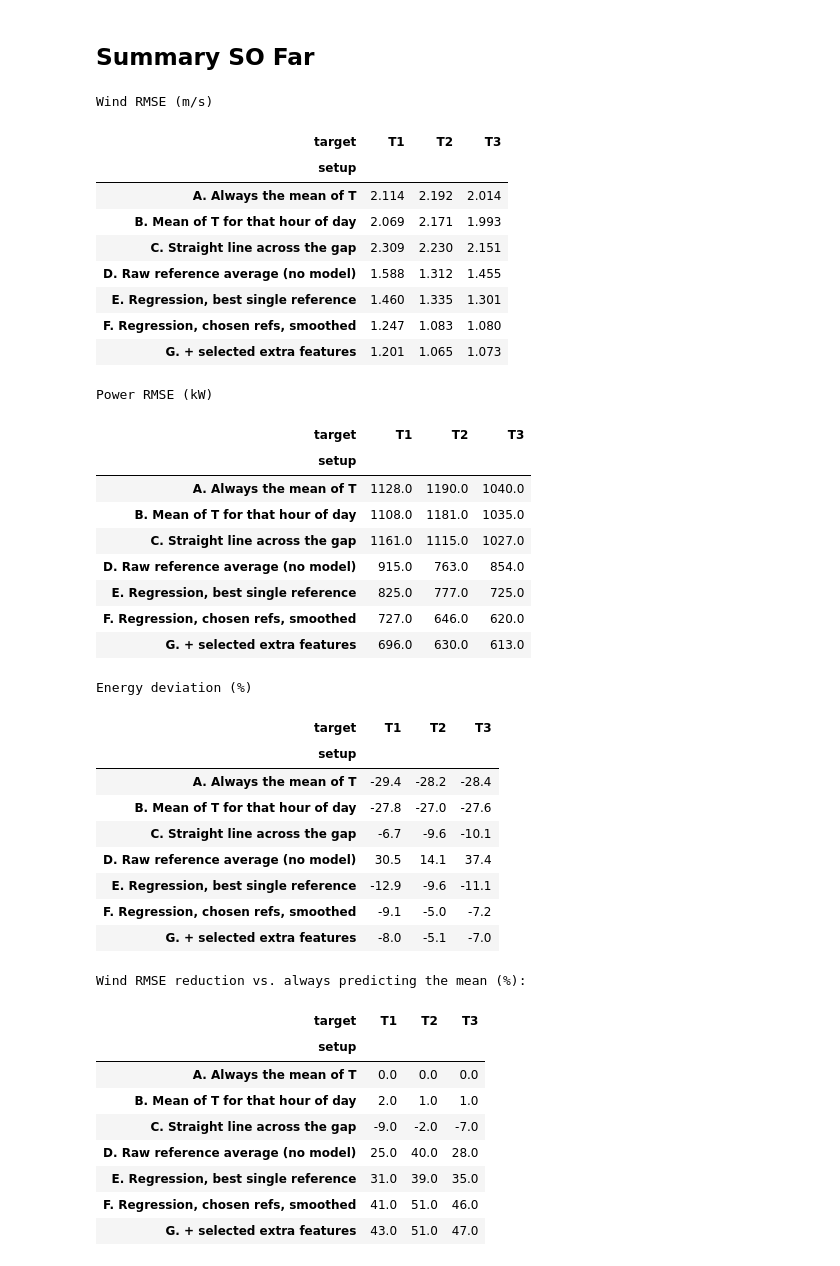
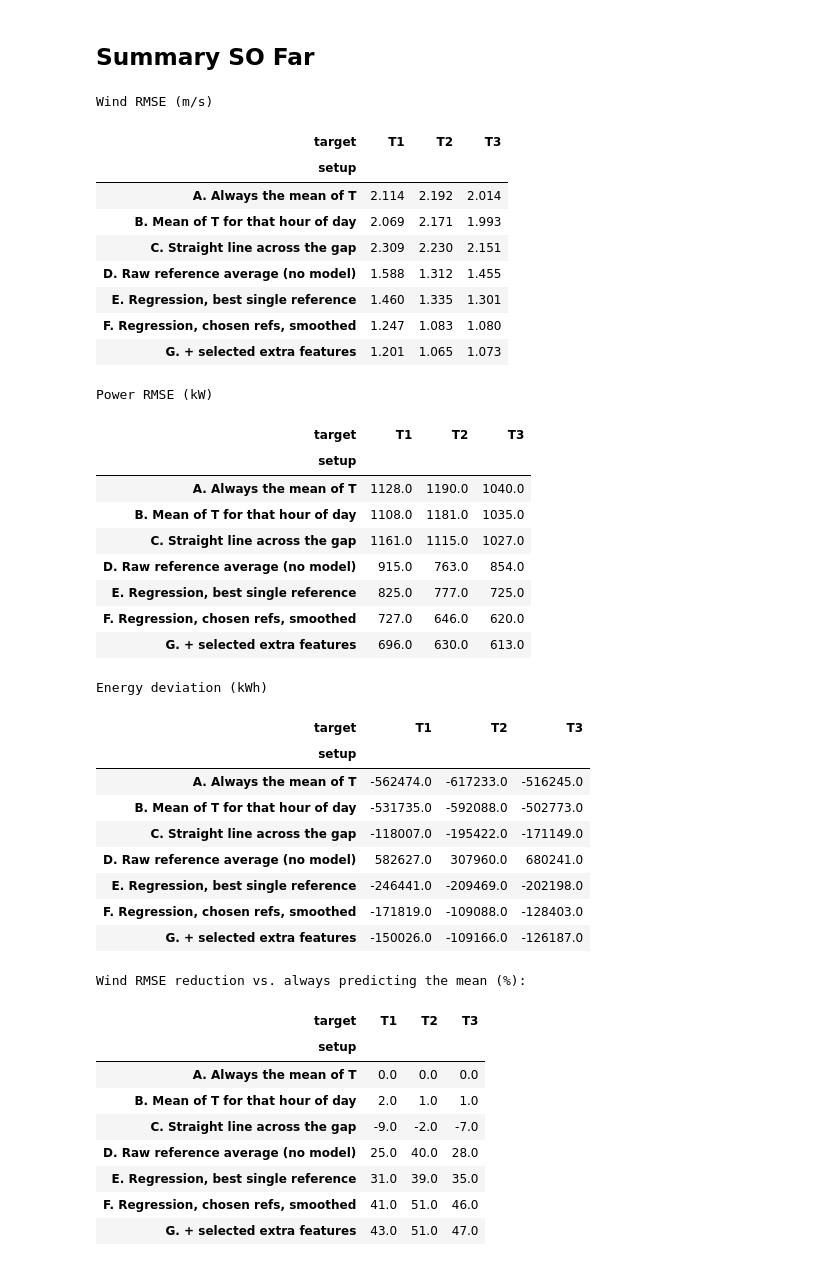
Before and after one commit to AdrianBodrug/Gone-with-the-wind-BayWe-Challenge, a Jupyter notebook: notebooks/data_analysis.ipynb, the cells around one changed output. Saved outputs shown, nothing was run; the diff lists cells and outputs as text; code cells hidden in the pictures.

```diff
--- a/notebooks/data_analysis.ipynb
+++ b/notebooks/data_analysis.ipynb
@@ -390,6 +390,24 @@ ax.axvline(0, color="grey", lw=.8)
 ax.set_xlabel("Lag of reference (minutes)"); ax.set_ylabel("Correlation")
 ax.set_title(f"Correlation of {t} with each reference vs lag"); ax.legend(ncol=4)
 plt.show()
+
+t = targets[1]
+fig, ax = plt.subplots(figsize=(8, 4))
+for r in refs:
+    ax.plot(curves[(t, r)].index, curves[(t, r)].values, marker="o", ms=3, label=r)
+ax.axvline(0, color="grey", lw=.8)
+ax.set_xlabel("Lag of reference (minutes)"); ax.set_ylabel("Correlation")
+ax.set_title(f"Correlation of {t} with each reference vs lag"); ax.legend(ncol=4)
+plt.show()
+
+t = targets[2]
+fig, ax = plt.subplots(figsize=(8, 4))
+for r in refs:
+    ax.plot(curves[(t, r)].index, curves[(t, r)].values, marker="o", ms=3, label=r)
+ax.axvline(0, color="grey", lw=.8)
+ax.set_xlabel("Lag of reference (minutes)"); ax.set_ylabel("Correlation")
+ax.set_title(f"Correlation of {t} with each reference vs lag"); ax.legend(ncol=4)
+plt.show()
 # %% [output]
 Correlation at best lag:
 | target | T1 | T2 | T3 |
@@ -530,7 +550,7 @@ def evaluate(X, y):
     return {"ws_rmse": np.sqrt(((yp - yt) ** 2).mean()),
             "ws_mae": np.abs(yp - yt).mean(),
             "p_rmse": np.sqrt(((wind_to_power(yp) - wind_to_power(yt)) ** 2).mean()),
-            "energy_dev_%": (e_pred - e_true) / e_true * 100}
+            "energy_dev_kwh": e_pred - e_true}
 
 h_park = [r for r in refs if r.startswith("H")]
 o_park = [r for r in refs if r.startswith("O")]
@@ -549,8 +569,8 @@ results = pd.DataFrame(results)
 
 print("Wind speed RMSE (m/s), lower is better:")
 display(results.pivot(index="setup", columns="target", values="ws_rmse").round(3).sort_values(targets[0]))
-print("Energy deviation (%), closer to 0 is better:")
-display(results.pivot(index="setup", columns="target", values="energy_dev_%").round(1))
+print("Energy deviation (kWh), closer to 0 is better:")
+display(results.pivot(index="setup", columns="target", values="energy_dev_kwh").round(0))
 # %% [output]
 28 blocks of 3 days
 Wind speed RMSE (m/s), lower is better:
@@ -677,7 +697,7 @@ def cv_eval(t, members, window, positive=True):
     e_true, e_pred = wind_to_power(yt).sum() / 6, wind_to_power(yp).sum() / 6
     return {"ws_rmse": np.sqrt(((yp - yt) ** 2).mean()),
             "ws_mae": np.abs(yp - yt).mean(),
-            "energy_dev_%": (e_pred - e_true) / e_true * 100}
+            "energy_dev_kwh": e_pred - e_true}
 
 windows = [1, 3, 6, 12, 18, 36]      # steps: 1 = no smoothing ... 36 = ~6 h
 rows = []
@@ -688,8 +708,8 @@ smooth_res = pd.DataFrame(rows)
 
 print("Wind RMSE (m/s) by smoothing window:")
 display(smooth_res.pivot(index="window_min", columns="target", values="ws_rmse").round(3))
-print("Energy deviation (%) by smoothing window:")
-display(smooth_res.pivot(index="window_min", columns="target", values="energy_dev_%").round(1))
+print("Energy deviation (kWh) by smoothing window:")
+display(smooth_res.pivot(index="window_min", columns="target", values="energy_dev_kwh").round(0))
 
 # Plot RMSE vs window
 fig, ax = plt.subplots(figsize=(7, 3.5))
@@ -870,7 +890,7 @@ def cv_score(t, F, cols, ref_cols):
     e_true, e_pred = wind_to_power(yt).sum() / 6, wind_to_power(yp).sum() / 6
     return {"ws_rmse": np.sqrt(((yp - yt) ** 2).mean()),
             "ws_mae": np.abs(yp - yt).mean(),
-            "energy_dev_%": (e_pred - e_true) / e_true * 100}
+            "energy_dev_kwh": e_pred - e_true}
 
 candidates = {
     "hour":           ["hour_sin", "hour_cos"],
@@ -957,7 +977,7 @@ def metrics(t, pred):
     return {"ws_rmse": np.sqrt(((yp - yt) ** 2).mean()),
             "ws_mae": np.abs(yp - yt).mean(),
             "p_rmse": np.sqrt(((wind_to_power(yp) - wind_to_power(yt)) ** 2).mean()),
-            "energy_dev_%": (e_pred - e_true) / e_true * 100,
+            "energy_dev_kwh": e_pred - e_true,
             "n": int(ev.sum())}
 
 def baseline_mean(t):
@@ -1011,45 +1031,45 @@ for t in targets:
 compare = pd.DataFrame(rows)
 
 for col, label, d in [("ws_rmse", "Wind RMSE (m/s)", 3), ("p_rmse", "Power RMSE (kW)", 0),
-                      ("energy_dev_%", "Energy deviation (%)", 1)]:
+                      ("energy_dev_kwh", "Energy deviation (kWh)", 0)]:
     print(label)
     display(compare.pivot(index="setup", columns="target", values=col).round(d))
 
 ref_rmse = compare[compare.setup.str.startswith("A.")].set_index("target")["ws_rmse"]
 compare["error_reduction_vs_mean_%"] = (1 - compare["ws_rmse"] / compare["target"].map(ref_rmse)) * 100
 print("Wind RMSE reduction vs. always predicting the mean (%):")
 display(compare.pivot(index="setup", columns="target", values="error_reduction_vs_mean_%").round(0))
 # %% [output]
 Wind RMSE (m/s)
 | target | T1 | T2 | T3 |
 | setup |  |  |  |
 | A. Always the mean of T | 2.114 | 2.192 | 2.014 |
 | B. Mean of T for that hour of day | 2.069 | 2.171 | 1.993 |
 | C. Straight line across the gap | 2.309 | 2.230 | 2.151 |
 | D. Raw reference average (no model) | 1.588 | 1.312 | 1.455 |
 | E. Regression, best single reference | 1.460 | 1.335 | 1.301 |
 | F. Regression, chosen refs, smoothed | 1.247 | 1.083 | 1.080 |
 | G. + selected extra features | 1.201 | 1.065 | 1.073 |
 Power RMSE (kW)
 | target | T1 | T2 | T3 |
 | setup |  |  |  |
 | A. Always the mean of T | 1128.0 | 1190.0 | 1040.0 |
 | B. Mean of T for that hour of day | 1108.0 | 1181.0 | 1035.0 |
 | C. Straight line across the gap | 1161.0 | 1115.0 | 1027.0 |
 | D. Raw reference average (no model) | 915.0 | 763.0 | 854.0 |
 | E. Regression, best single reference | 825.0 | 777.0 | 725.0 |
 | F. Regression, chosen refs, smoothed | 727.0 | 646.0 | 620.0 |
 | G. + selected extra features | 696.0 | 630.0 | 613.0 |
-Energy deviation (%)
+Energy deviation (kWh)
 | target | T1 | T2 | T3 |
 | setup |  |  |  |
-| A. Always the mean of T | -29.4 | -28.2 | -28.4 |
-| B. Mean of T for that hour of day | -27.8 | -27.0 | -27.6 |
-| C. Straight line across the gap | -6.7 | -9.6 | -10.1 |
-| D. Raw reference average (no model) | 30.5 | 14.1 | 37.4 |
-| E. Regression, best single reference | -12.9 | -9.6 | -11.1 |
-| F. Regression, chosen refs, smoothed | -9.1 | -5.0 | -7.2 |
-| G. + selected extra features | -8.0 | -5.1 | -7.0 |
+| A. Always the mean of T | -562474.0 | -617233.0 | -516245.0 |
+| B. Mean of T for that hour of day | -531735.0 | -592088.0 | -502773.0 |
+| C. Straight line across the gap | -118007.0 | -195422.0 | -171149.0 |
+| D. Raw reference average (no model) | 582627.0 | 307960.0 | 680241.0 |
+| E. Regression, best single reference | -246441.0 | -209469.0 | -202198.0 |
+| F. Regression, chosen refs, smoothed | -171819.0 | -109088.0 | -128403.0 |
+| G. + selected extra features | -150026.0 | -109166.0 | -126187.0 |
 Wind RMSE reduction vs. always predicting the mean (%):
 | target | T1 | T2 | T3 |
 | setup |  |  |  |
```
Also changed, not shown: parts of 32 cells of this notebook, 8 other files.
